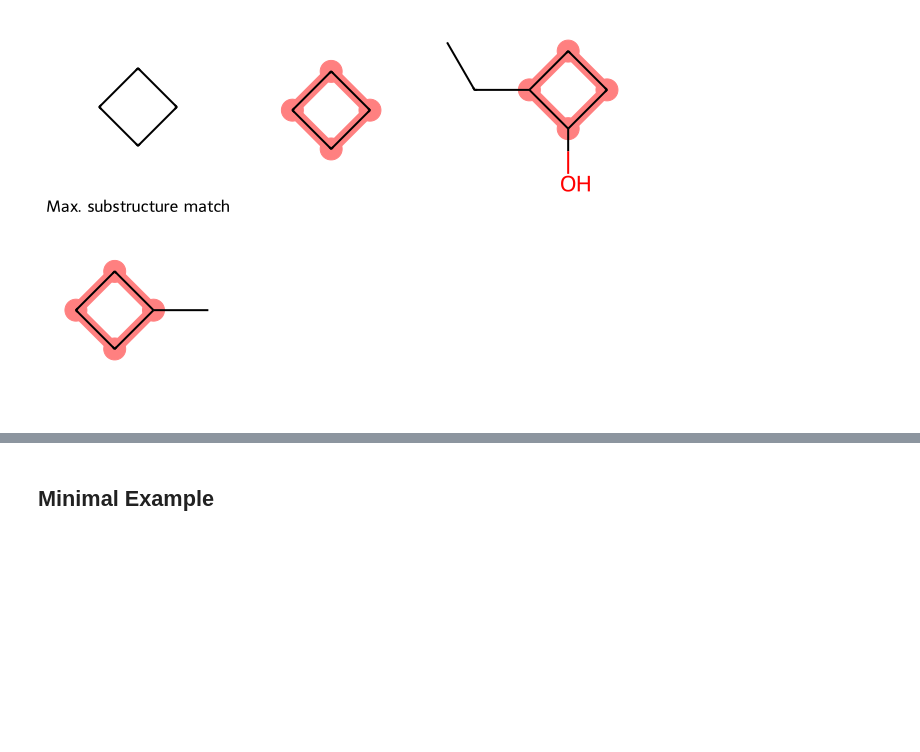
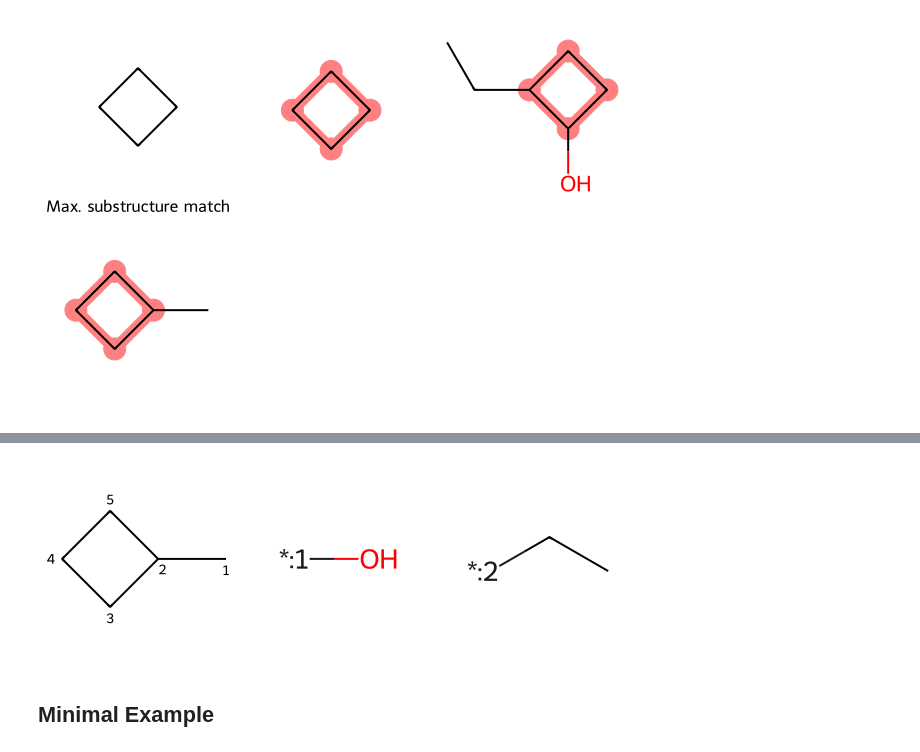
Before and after one commit to bertiewooster/bertiewooster.github.io, a Jupyter notebook: _notebooks/2022-??-??-RDKit-find-groups-off-core.ipynb, the cells around one changed output, grey strips where cells are left out. Cells and saved outputs as stored; diff of their text form; code cells hidden in the pictures; blank space fills up the shorter version.

```diff
--- a/_notebooks/2022-??-??-RDKit-find-groups-off-core.ipynb
+++ b/_notebooks/2022-??-??-RDKit-find-groups-off-core.ipynb
@@ -69,3 +108,13 @@ SmilesMCStoGridImage(['C1CCC1','C1C(O)C(CC)C1','CC1CCC1'])
+# %%
+# Using rdRGroupDecomposition
+ms2 = [Chem.MolFromSmiles(s) for s in ('CC1CCC1', 'O[*:1]', 'CC[*:2]')]
+
+for i, atom in enumerate(ms2[0].GetAtoms()):
+    atom.SetProp("atomNote", str(atom.GetIdx()+1))
+
+Draw.MolsToGridImage(ms2)
+# %% [output]
+[figure, added]
 # %% [markdown]
 ## Minimal Example
 # %% [markdown]
```
Also changed, not shown: parts of 3 cells of this notebook.
